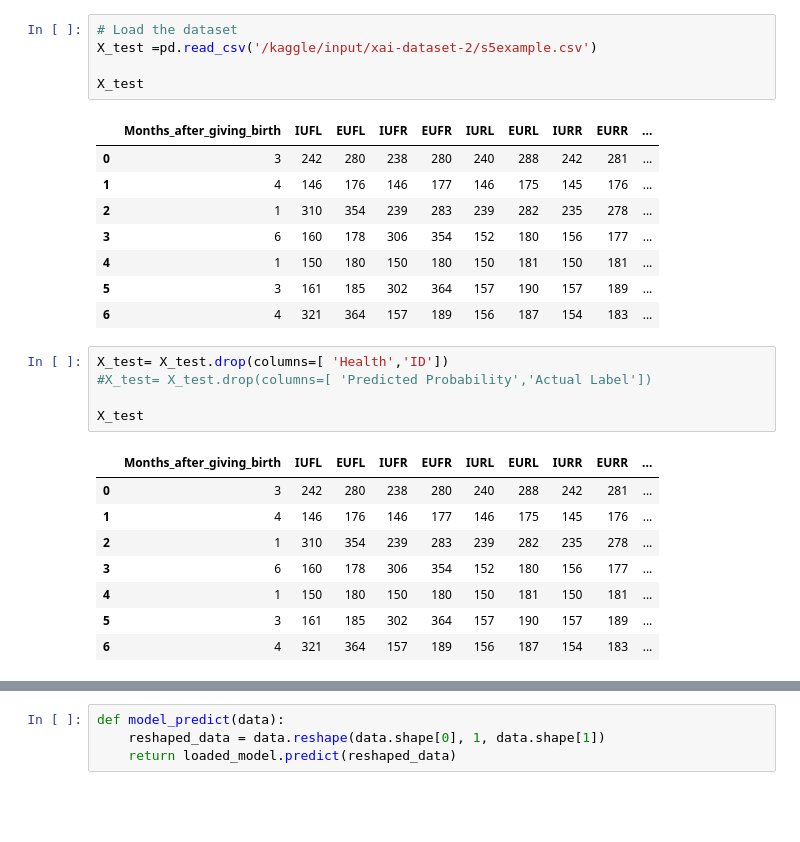
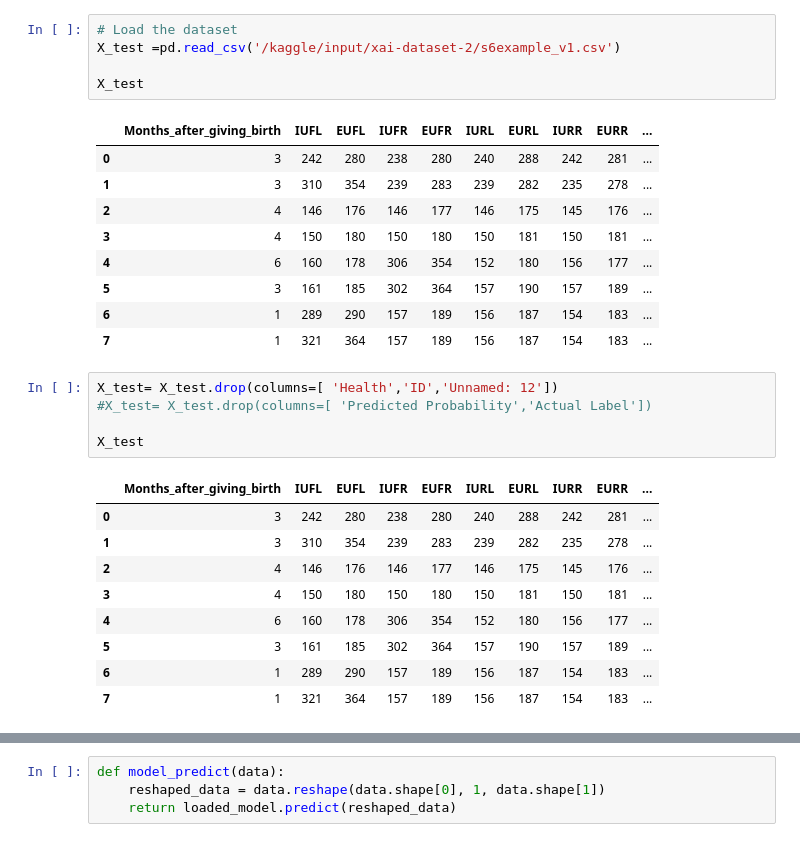
Before and after one commit to kshaheen25/thesis-xai-repo, a Jupyter notebook: shap-value-calculation.ipynb, the cells around one changed output, grey strips where cells are left out. Drawn from its saved outputs; the diff is of its cells as text; blank space fills up the shorter version.

```diff
--- a/shap-value-calculation.ipynb
+++ b/shap-value-calculation.ipynb
@@ -50,31 +50,33 @@ loaded_model = load_model('/kaggle/input/lstm-model/lstm_model_v1.h5')
 # %%
 # Load the dataset
-X_test =pd.read_csv('/kaggle/input/xai-dataset-2/s5example.csv')
+X_test =pd.read_csv('/kaggle/input/xai-dataset-2/s6example_v1.csv')
 
 X_test
 # %% [output]
 |  | Months_after_giving_birth | IUFL | EUFL | IUFR | EUFR | IURL | EURL | IURR | EURR | ... |
 | 0 | 3 | 242 | 280 | 238 | 280 | 240 | 288 | 242 | 281 | ... |
-| 1 | 4 | 146 | 176 | 146 | 177 | 146 | 175 | 145 | 176 | ... |
-| 2 | 1 | 310 | 354 | 239 | 283 | 239 | 282 | 235 | 278 | ... |
-| 3 | 6 | 160 | 178 | 306 | 354 | 152 | 180 | 156 | 177 | ... |
-| 4 | 1 | 150 | 180 | 150 | 180 | 150 | 181 | 150 | 181 | ... |
+| 1 | 3 | 310 | 354 | 239 | 283 | 239 | 282 | 235 | 278 | ... |
+| 2 | 4 | 146 | 176 | 146 | 177 | 146 | 175 | 145 | 176 | ... |
+| 3 | 4 | 150 | 180 | 150 | 180 | 150 | 181 | 150 | 181 | ... |
+| 4 | 6 | 160 | 178 | 306 | 354 | 152 | 180 | 156 | 177 | ... |
 | 5 | 3 | 161 | 185 | 302 | 364 | 157 | 190 | 157 | 189 | ... |
-| 6 | 4 | 321 | 364 | 157 | 189 | 156 | 187 | 154 | 183 | ... |
+| 6 | 1 | 289 | 290 | 157 | 189 | 156 | 187 | 154 | 183 | ... |
+| 7 | 1 | 321 | 364 | 157 | 189 | 156 | 187 | 154 | 183 | ... |
 # %%
-X_test= X_test.drop(columns=[ 'Health','ID'])
+X_test= X_test.drop(columns=[ 'Health','ID','Unnamed: 12'])
 #X_test= X_test.drop(columns=[ 'Predicted Probability','Actual Label'])
 
 X_test
 # %% [output]
 |  | Months_after_giving_birth | IUFL | EUFL | IUFR | EUFR | IURL | EURL | IURR | EURR | ... |
 | 0 | 3 | 242 | 280 | 238 | 280 | 240 | 288 | 242 | 281 | ... |
-| 1 | 4 | 146 | 176 | 146 | 177 | 146 | 175 | 145 | 176 | ... |
-| 2 | 1 | 310 | 354 | 239 | 283 | 239 | 282 | 235 | 278 | ... |
-| 3 | 6 | 160 | 178 | 306 | 354 | 152 | 180 | 156 | 177 | ... |
-| 4 | 1 | 150 | 180 | 150 | 180 | 150 | 181 | 150 | 181 | ... |
+| 1 | 3 | 310 | 354 | 239 | 283 | 239 | 282 | 235 | 278 | ... |
+| 2 | 4 | 146 | 176 | 146 | 177 | 146 | 175 | 145 | 176 | ... |
+| 3 | 4 | 150 | 180 | 150 | 180 | 150 | 181 | 150 | 181 | ... |
+| 4 | 6 | 160 | 178 | 306 | 354 | 152 | 180 | 156 | 177 | ... |
 | 5 | 3 | 161 | 185 | 302 | 364 | 157 | 190 | 157 | 189 | ... |
-| 6 | 4 | 321 | 364 | 157 | 189 | 156 | 187 | 154 | 183 | ... |
+| 6 | 1 | 289 | 290 | 157 | 189 | 156 | 187 | 154 | 183 | ... |
+| 7 | 1 | 321 | 364 | 157 | 189 | 156 | 187 | 154 | 183 | ... |
 # %%
 X_test_flat = X_test.values
 X_test_flat
```
Also changed, not shown: parts of 13 cells of this notebook.
